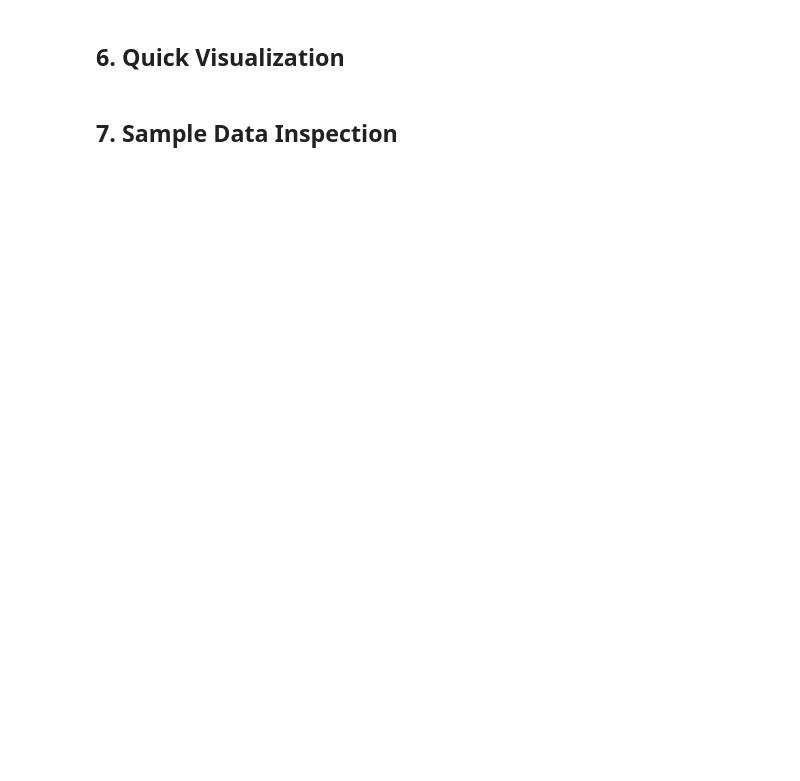
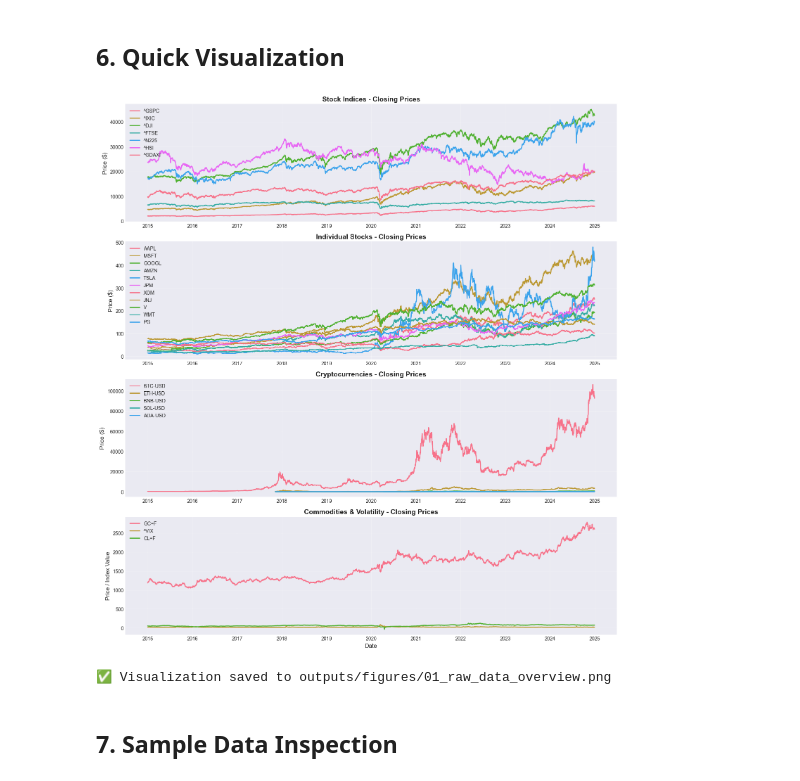
Before and after one commit to Huzaifanasir95/financial-timeseries-generation, a Jupyter notebook: notebooks/exploratory/01_data_collection.ipynb, the cells around one changed output. Drawn from its saved outputs; the diff is of its cells as text; code cells hidden in the pictures; blank space fills up the shorter version.

```diff
--- a/notebooks/exploratory/01_data_collection.ipynb
+++ b/notebooks/exploratory/01_data_collection.ipynb
@@ -50,11 +43,12 @@ print("✅ Libraries imported successfully!")
 START_DATE = '2015-01-01'
 END_DATE = '2024-12-31'
 
-# Define tickers to download
+# Define tickers to download - EXPANDED DATASET for publication quality (25 assets)
 TICKERS = {
-    'indices': ['^GSPC', '^IXIC', '^DJI'],  # S&P 500, NASDAQ, Dow Jones
-    'stocks': ['AAPL', 'MSFT', 'GOOGL', 'AMZN', 'TSLA'],  # Tech stocks
-    'crypto': ['BTC-USD', 'ETH-USD']  # Cryptocurrencies
+    'indices': ['^GSPC', '^IXIC', '^DJI', '^FTSE', '^N225', '^HSI', '^GDAXI'],  # S&P 500, NASDAQ, Dow Jones, FTSE, Nikkei, Hang Seng, DAX
+    'stocks': ['AAPL', 'MSFT', 'GOOGL', 'AMZN', 'TSLA', 'JPM', 'XOM', 'JNJ', 'V', 'WMT', 'PG'],  # Tech, Finance, Energy, Healthcare, Payments, Retail, Consumer
+    'crypto': ['BTC-USD', 'ETH-USD', 'BNB-USD', 'SOL-USD', 'ADA-USD'],  # Major cryptocurrencies
+    'commodities': ['GC=F', '^VIX', 'CL=F']  # Gold, VIX, Crude Oil
 }
 
 # Output directory
@@ -63,3 +57,6 @@ os.makedirs(RAW_DATA_DIR, exist_ok=True)
 
 print(f"📅 Date Range: {START_DATE} to {END_DATE}")
 print(f"📊 Total tickers to download: {sum(len(v) for v in TICKERS.values())}")
+print(f"\n📈 Asset Breakdown:")
+for category, tickers in TICKERS.items():
+    print(f"  - {category.capitalize()}: {len(tickers)} assets")
@@ -136,13 +160,19 @@ print(f"{'='*60}")
 summary_data = []
 
 for ticker, data in downloaded_data.items():
+    # Handle MultiIndex columns (flatten if needed)
+    if isinstance(data.columns, pd.MultiIndex):
+        columns_str = ', '.join([str(col) for col in data.columns])
+    else:
+        columns_str = ', '.join(data.columns)
+
     summary_data.append({
         'Ticker': ticker,
         'Rows': len(data),
         'Start Date': data.index.min().strftime('%Y-%m-%d'),
         'End Date': data.index.max().strftime('%Y-%m-%d'),
         'Missing Values': data.isnull().sum().sum(),
-        'Columns': ', '.join(data.columns)
+        'Columns': columns_str
     })
 
 summary_df = pd.DataFrame(summary_data)
@@ -156,7 +204,7 @@ print(f"\n💾 Summary saved to {RAW_DATA_DIR}/_data_summary.csv")
 ## 6. Quick Visualization
 # %%
 # Plot closing prices for all downloaded tickers
-fig, axes = plt.subplots(3, 1, figsize=(15, 12))
+fig, axes = plt.subplots(4, 1, figsize=(15, 16))
 
 # Plot indices
 ax = axes[0]
@@ -169,34 +217,48 @@ ax.set_ylabel('Price ($)', fontsize=12)
 ax.legend(loc='best')
 ax.grid(True, alpha=0.3)
 
 # Plot stocks
 ax = axes[1]
 for ticker in TICKERS['stocks']:
     if ticker in downloaded_data:
         data = downloaded_data[ticker]
         ax.plot(data.index, data['Close'], label=ticker, linewidth=2)
 ax.set_title('Individual Stocks - Closing Prices', fontsize=14, fontweight='bold')
 ax.set_ylabel('Price ($)', fontsize=12)
 ax.legend(loc='best')
 ax.grid(True, alpha=0.3)
 
 # Plot crypto
 ax = axes[2]
 for ticker in TICKERS['crypto']:
     if ticker in downloaded_data:
         data = downloaded_data[ticker]
         ax.plot(data.index, data['Close'], label=ticker, linewidth=2)
 ax.set_title('Cryptocurrencies - Closing Prices', fontsize=14, fontweight='bold')
+ax.set_ylabel('Price ($)', fontsize=12)
+ax.legend(loc='best')
+ax.grid(True, alpha=0.3)
+
+# Plot commodities
+ax = axes[3]
+for ticker in TICKERS['commodities']:
+    if ticker in downloaded_data:
+        data = downloaded_data[ticker]
+        ax.plot(data.index, data['Close'], label=ticker, linewidth=2)
+ax.set_title('Commodities & Volatility - Closing Prices', fontsize=14, fontweight='bold')
 ax.set_xlabel('Date', fontsize=12)
-ax.set_ylabel('Price ($)', fontsize=12)
+ax.set_ylabel('Price / Index Value', fontsize=12)
 ax.legend(loc='best')
 ax.grid(True, alpha=0.3)
 
 plt.tight_layout()
 plt.savefig('../../outputs/figures/01_raw_data_overview.png', dpi=300, bbox_inches='tight')
 plt.show()
 
 print("✅ Visualization saved to outputs/figures/01_raw_data_overview.png")
+# %% [output]
+[figure, added]
+✅ Visualization saved to outputs/figures/01_raw_data_overview.png
 # %% [markdown]
 ## 7. Sample Data Inspection
 # %%
```
Also changed, not shown: parts of 7 cells of this notebook.
